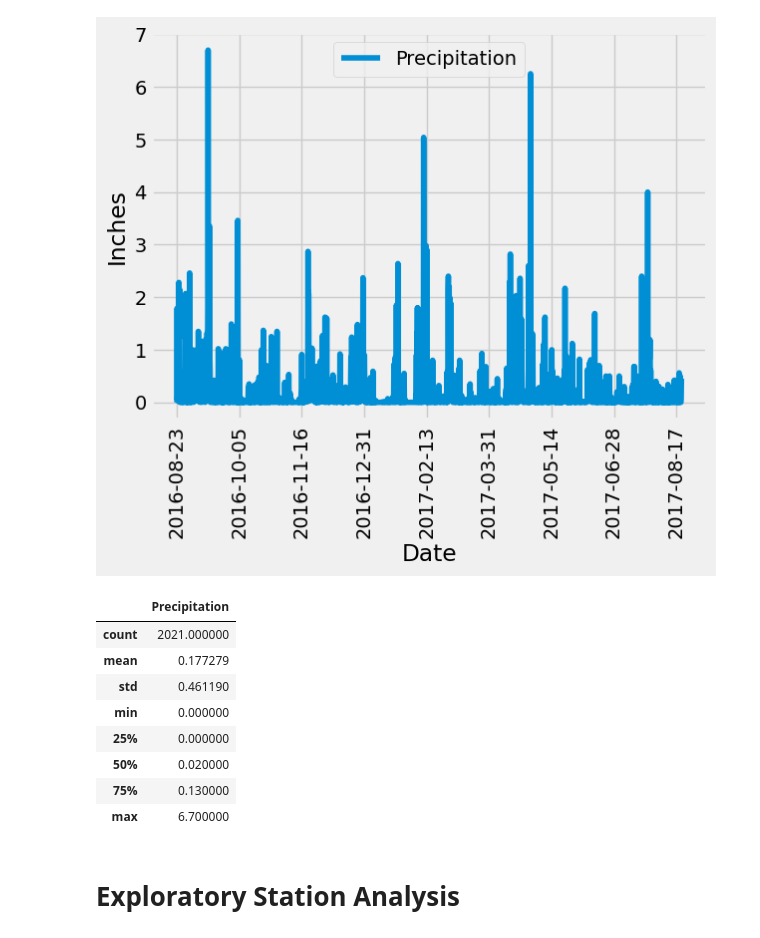
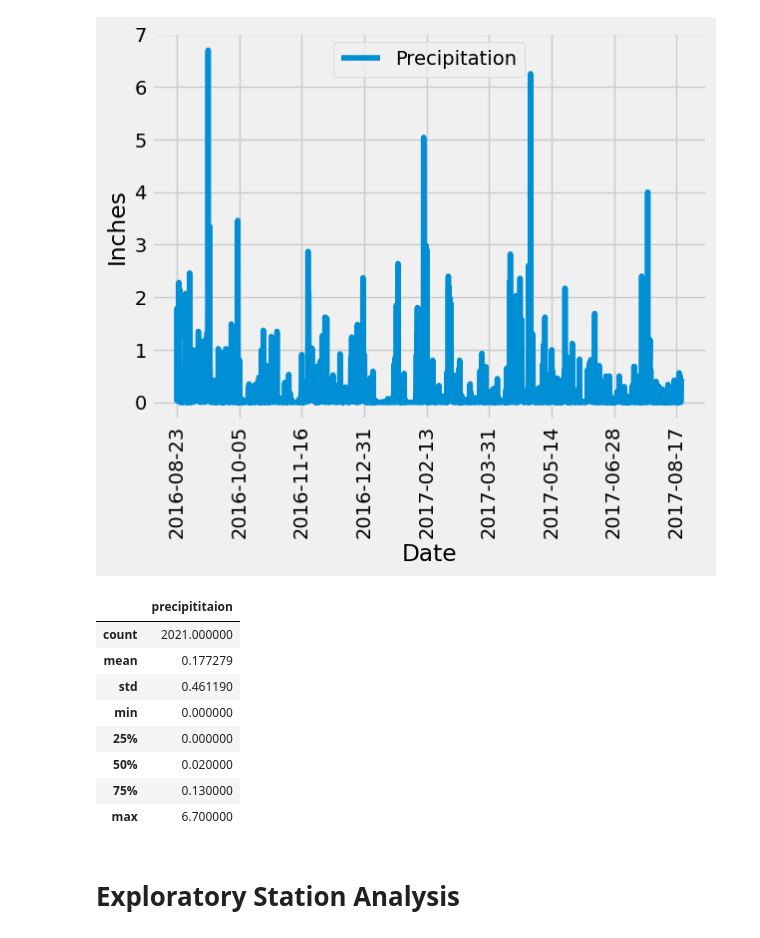
Before and after one commit to keyanap/sqlalchemy-challenge, a Jupyter notebook: SurfsUp/climate_starter.ipynb, the cells around one changed output. Saved outputs shown, nothing was run; the diff lists cells and outputs as text; code cells hidden in the pictures.

Commit message:
app precipitation and stations completed

```diff
--- a/SurfsUp/climate_starter.ipynb
+++ b/SurfsUp/climate_starter.ipynb
@@ -48,16 +48,16 @@ print(recent_date)
 # Starting from the most recent data point in the database.
 # Calculate the date one year from the last date in data set.
 # Perform a query to retrieve the data and precipitation scores
-preciptitaion_data = session.query(Measurement.date, Measurement.prcp).\
+precipititaion_data = session.query(Measurement.date, Measurement.prcp).\
     filter(Measurement.date >= '2016-08-23').\
     filter(Measurement.date <= '2017-08-23').all()
 # %%
 # Save the query results as a Pandas DataFrame. Explicitly set the column names
-preciptitaion_df = pd.DataFrame(preciptitaion_data).set_index('date')
+precipititaion_df = pd.DataFrame(preciptitaion_data).set_index('date')
 
 # Sort the dataframe by date
-preciptitaion_df = preciptitaion_df.sort_values(by='date').dropna()
-preciptitaion_df.head()
+precipititaion_df = precipititaion_df.sort_values(by='date').dropna()
+precipititaion_df.head()
 # %% [output]
 |  | prcp |
 | date |  |
@@ -68,4 +68,5 @@ preciptitaion_df.head()
 | 2016-08-23 | 0.70 |
 # %%
 # Change name of prcp column
-preciptitaion_df = preciptitaion_df.rename(columns={'prcp':'Precipitation'})
+precipititaion_df = precipititaion_df.rename(columns={'prcp':'precipititaion'})
+precipititaion_df.head()
@@ -80,9 +89,9 @@ plt.show()
 [figure]
 # %%
 # Use Pandas to calculate the summary statistics for the precipitation data
-preciptitaion_df.describe()
+precipititaion_df.describe()
 # %% [output]
-|  | Precipitation |
+|  | precipititaion |
 | count | 2021.000000 |
 | mean | 0.177279 |
 | std | 0.461190 |
```
Also changed, not shown: parts of 2 cells of this notebook, 4 other files.
